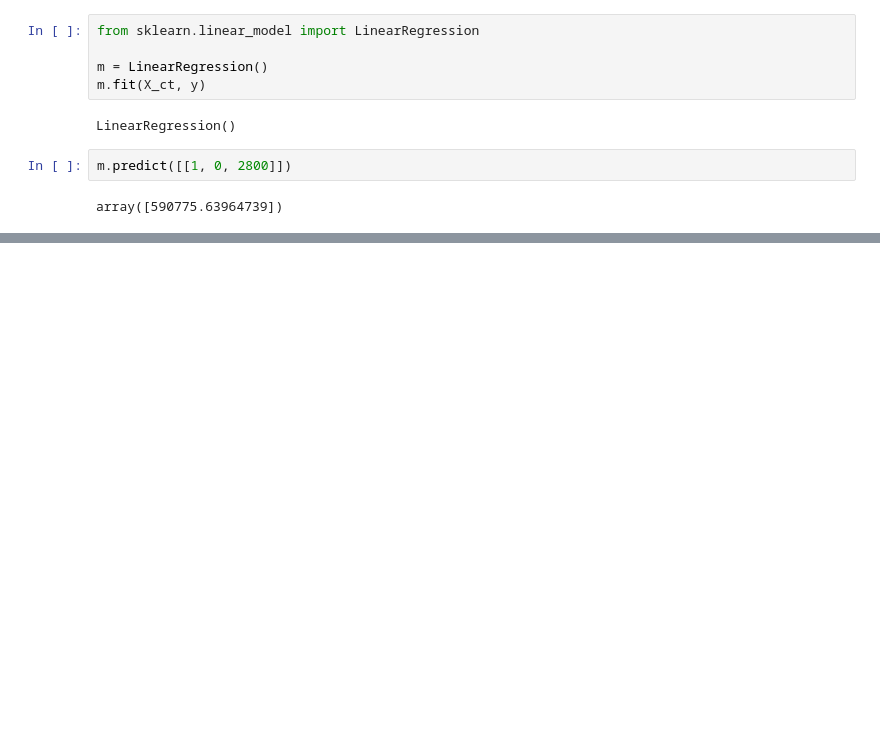
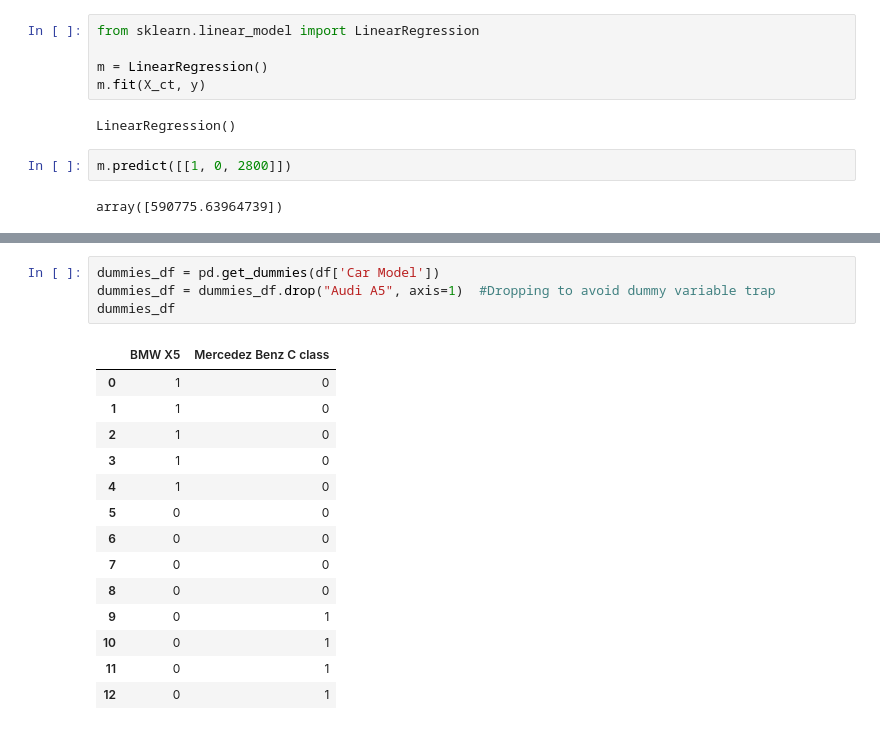
Before and after one commit to pythoneerHiro/ml-101, a Jupyter notebook: ml/dummy_vars-one_hot_encoding.ipynb, the cells around one changed output, grey strips where cells are left out. Cells and saved outputs as stored; diff of their text form; blank space fills up the shorter version.

```diff
--- a/ml/dummy_vars-one_hot_encoding.ipynb
+++ b/ml/dummy_vars-one_hot_encoding.ipynb
@@ -229,0 +259,19 @@ Exercise
+# %%
+dummies_df = pd.get_dummies(df['Car Model'])
+dummies_df = dummies_df.drop("Audi A5", axis=1)  #Dropping to avoid dummy variable trap
+dummies_df
+# %% [output]
+|  | BMW X5 | Mercedez Benz C class |
+| 0 | 1 | 0 |
+| 1 | 1 | 0 |
+| 2 | 1 | 0 |
+| 3 | 1 | 0 |
+| 4 | 1 | 0 |
+| 5 | 0 | 0 |
+| 6 | 0 | 0 |
+| 7 | 0 | 0 |
+| 8 | 0 | 0 |
+| 9 | 0 | 1 |
+| 10 | 0 | 1 |
+| 11 | 0 | 1 |
+| 12 | 0 | 1 |
```
Also changed, not shown: parts of 12 cells of this notebook, 1 other file.
